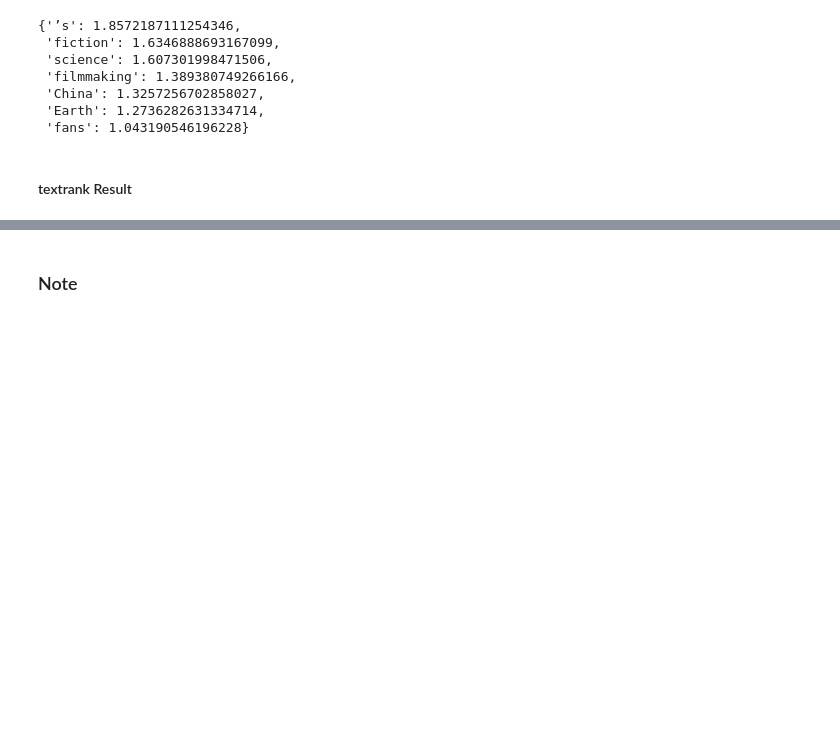
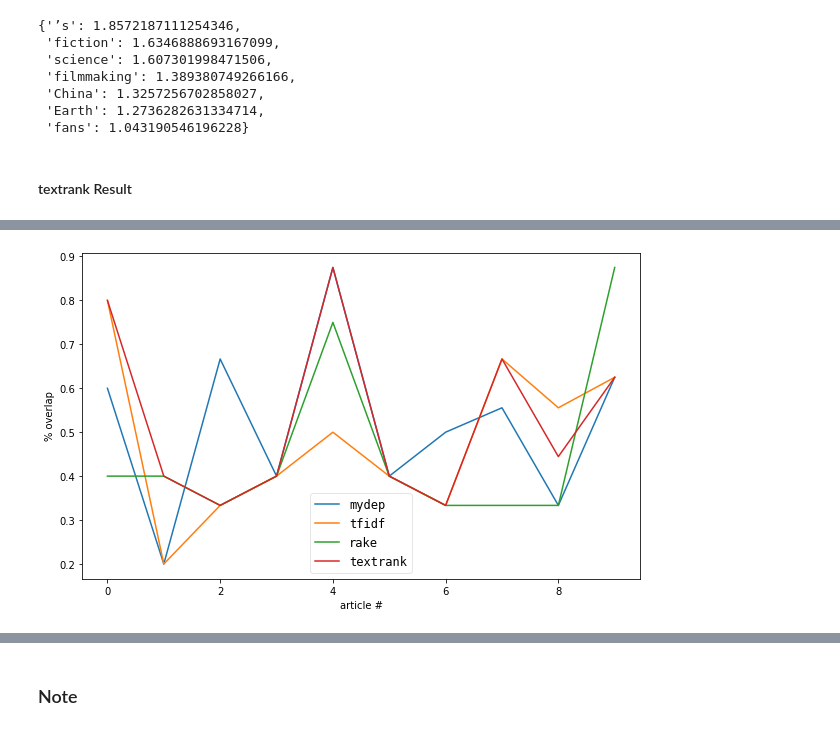
Before and after one commit to s103321048/keyword_dep, a Jupyter notebook: find_evaluate_keyword.ipynb, the cells around one changed output, grey strips where cells are left out. Cells and saved outputs as stored; diff of their text form; code cells hidden in the pictures; blank space fills up the shorter version.

```diff
--- a/find_evaluate_keyword.ipynb
+++ b/find_evaluate_keyword.ipynb
@@ -732,18 +865,21 @@ from RAKE.rake import Rake
 stoppath = "./RAKE/SmartStoplist.txt"
 r = Rake(stoppath)
 
-def rake_score(text_list):
+def rake_score(text_list, keystr=False):
     rake_list = []
     for text in text_list:
-        rake_list.append( rake_dict(text) )
+        rake_list.append( rake_dict(text, keystr) )
     return rake_list
 
-def rake_dict(text):
+def rake_dict(text, keystr=False):
     keyword_dict = dict()
     keyword_list = r.run(text)
     for idx, kyw in enumerate(keyword_list):
-        if len(kyw[0].split(" ")) == 1:
+        if keystr:
             keyword_dict[kyw[0]] = kyw[1]
+        else:
+            if len(kyw[0].split(" ")) == 1:
+                keyword_dict[kyw[0]] = kyw[1]
     return sort_dict_by_value(keyword_dict)
 # %% [output]
 /Users/dragonfly/Desktop/keyword_dep/SmartStoplist.txt
@@ -967,0 +1148,25 @@ plt.show()
+# %%
+import numpy as np
+import matplotlib.pyplot as plt
+
+plt.figure(figsize=(10,6))
+
+y = []
+for m, i, r, t in zip(keystr_mydep_score_list, keystr_tfidf_score_list,
+                      keystr_rake_score_list, keystr_textrank_score_list):
+    y.append([m,i,r,t])
+
+x = [i for i in range(len(mydep_score_list))]
+
+# 產生三組，每組 200 個隨機常態分布元素
+# x = [i for i in range(200)]
+# y = np.random.randn(200, 5).cumsum(0)
+
+plots = plt.plot(x, y)
+plt.legend(plots, ('mydep', 'tfidf', 'rake', 'textrank'), loc='best', framealpha=0.5, prop={'size': 'large', 'family': 'monospace'})
+plt.xlabel('article #')
+plt.ylabel('% overlap')
+
+plt.show()
+# %% [output]
+[figure, added]
```
Also changed, not shown: parts of 30 cells of this notebook.
